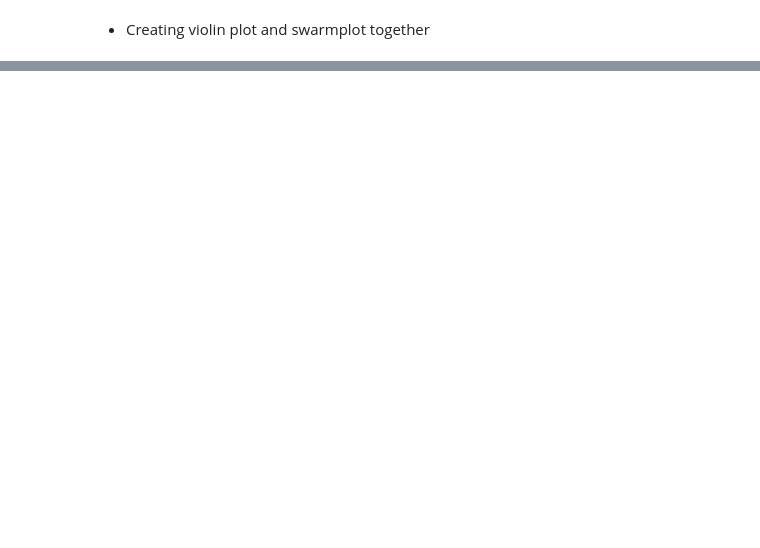
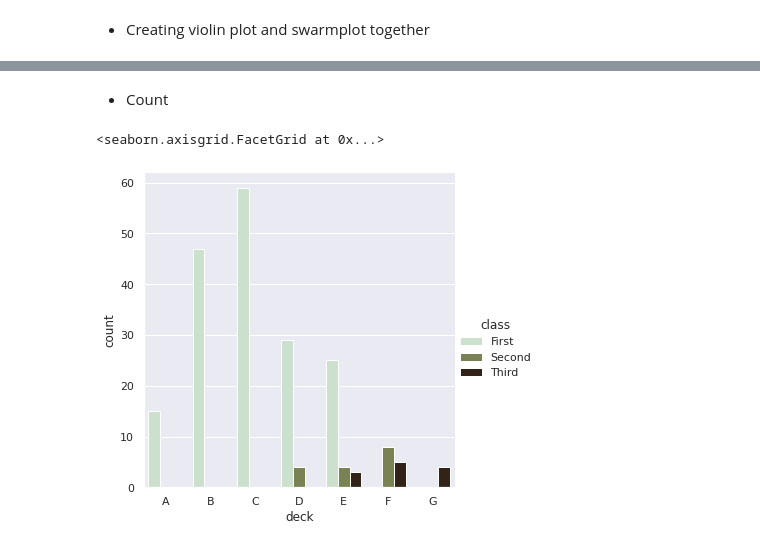
Before and after one commit to lakshit2808/ML-Tool-Kit, a Jupyter notebook: Data_Visualization/Seaborn/seaborn.ipynb, the cells around one changed output, grey strips where cells are left out. Saved outputs shown, nothing was run; the diff lists cells and outputs as text; code cells hidden in the pictures; blank space fills up the shorter version.

```diff
--- a/Data_Visualization/Seaborn/seaborn.ipynb
+++ b/Data_Visualization/Seaborn/seaborn.ipynb
@@ -306,0 +313,7 @@ sns.swarmplot(x = 'price', y = 'color', color = 'k', size = 3, data = diamonds,
+# %% [markdown]
+- Count
+# %%
+sns.catplot(x = 'deck', kind = 'count', data = titanic, palette='ch:0.95', hue ='class')
+# %% [output]
+<seaborn.axisgrid.FacetGrid at 0x...>
+[figure, added]
```
Also changed, not shown: parts of 50 cells of this notebook.
